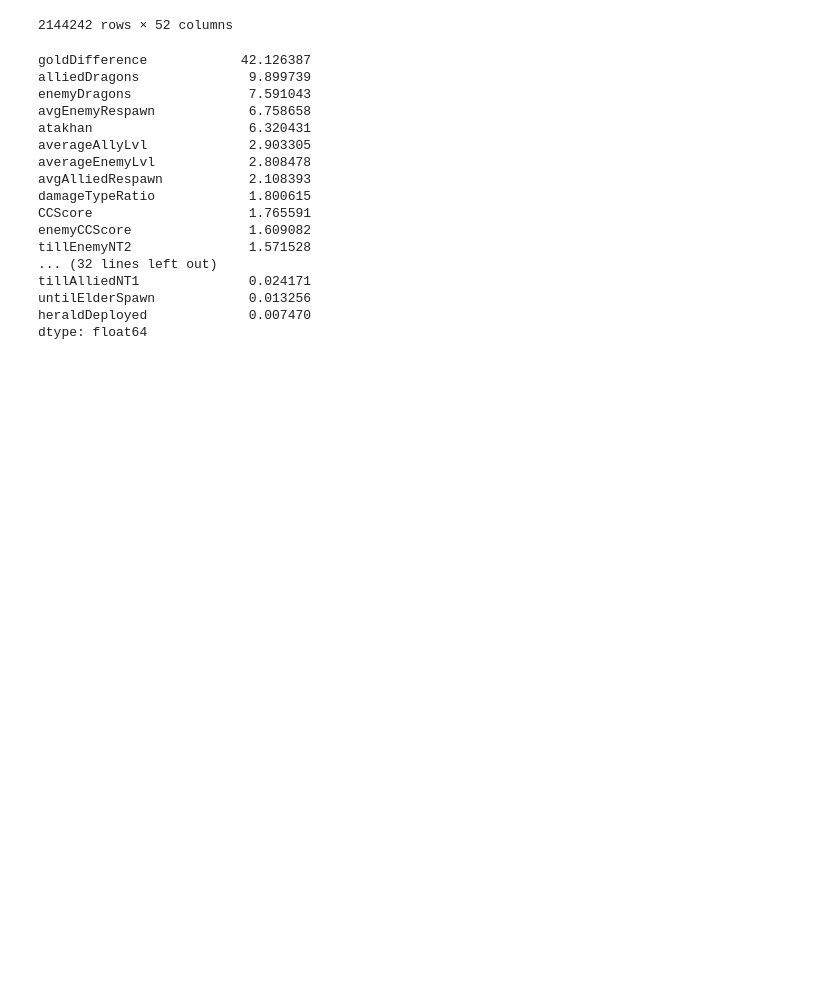
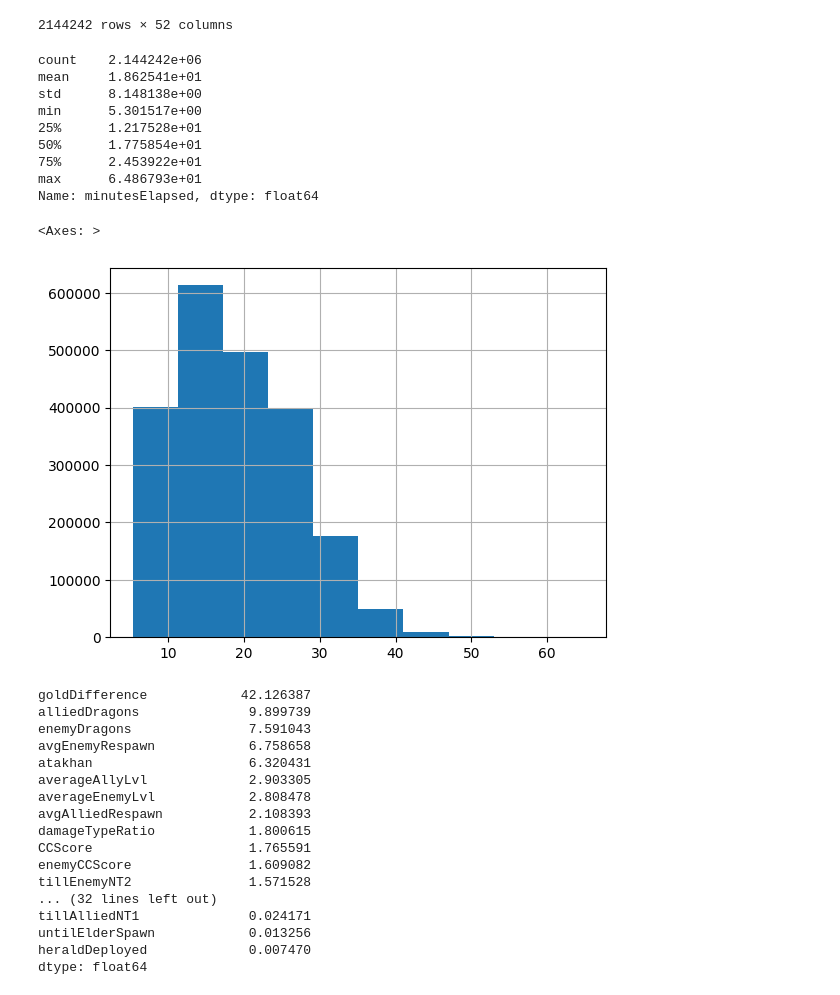
Before and after one commit to lukephysicist/LoL_Objective_Strength, a Jupyter notebook: modeling/modlin.ipynb, the cells around one changed output. Drawn from its saved outputs; the diff is of its cells as text; code cells hidden in the pictures; blank space fills up the shorter version.

```diff
--- a/modeling/modlin.ipynb
+++ b/modeling/modlin.ipynb
@@ -18,6 +18,21 @@ unique matches:  56217
 | 2144240 | 1.401222 | 3499.4 | 11.2 | 10.4 | 9899.570191 | ... |
 | 2144241 | 1.341094 | 4994.0 | 11.8 | 10.8 | 10969.465403 | ... |
 2144242 rows × 52 columns
+# %%
+display(df['minutesElapsed'].describe())
+df['minutesElapsed'].hist()
+# %% [output]
+count    2.144242e+06
+mean     1.862541e+01
+std      8.148138e+00
+min      5.301517e+00
+25%      1.217528e+01
+50%      1.775854e+01
+75%      2.453922e+01
+max      6.486793e+01
+Name: minutesElapsed, dtype: float64
+<Axes: >
+[figure, added]
 # %%
 def prediction_columns(df: pd.DataFrame):
     return df.drop(columns=['won', 'objective', 'matchId', 'patch', 'region'])
```
